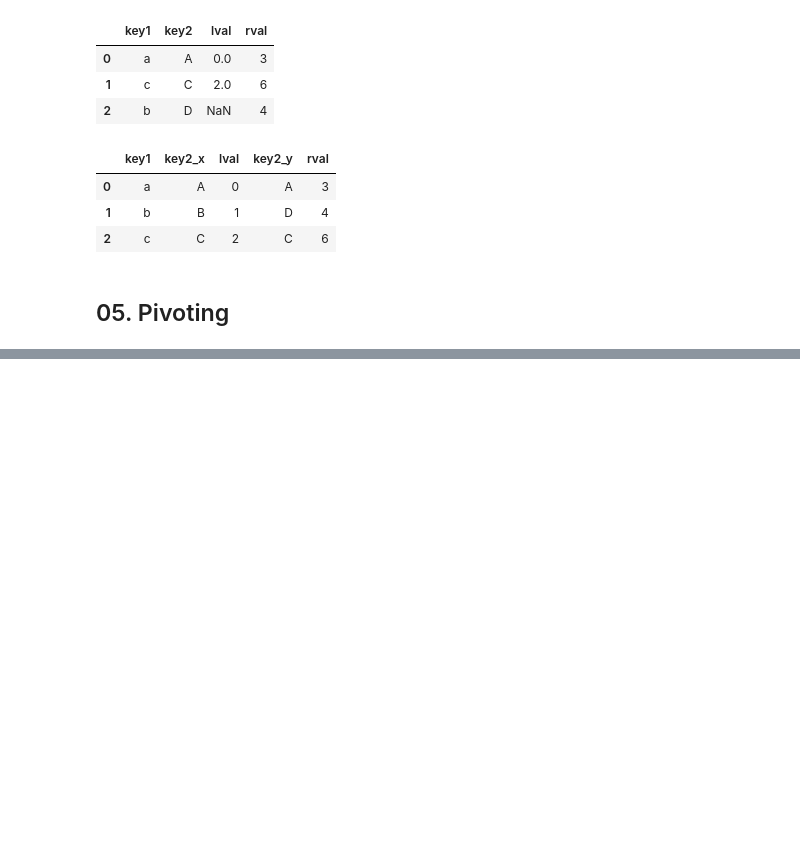
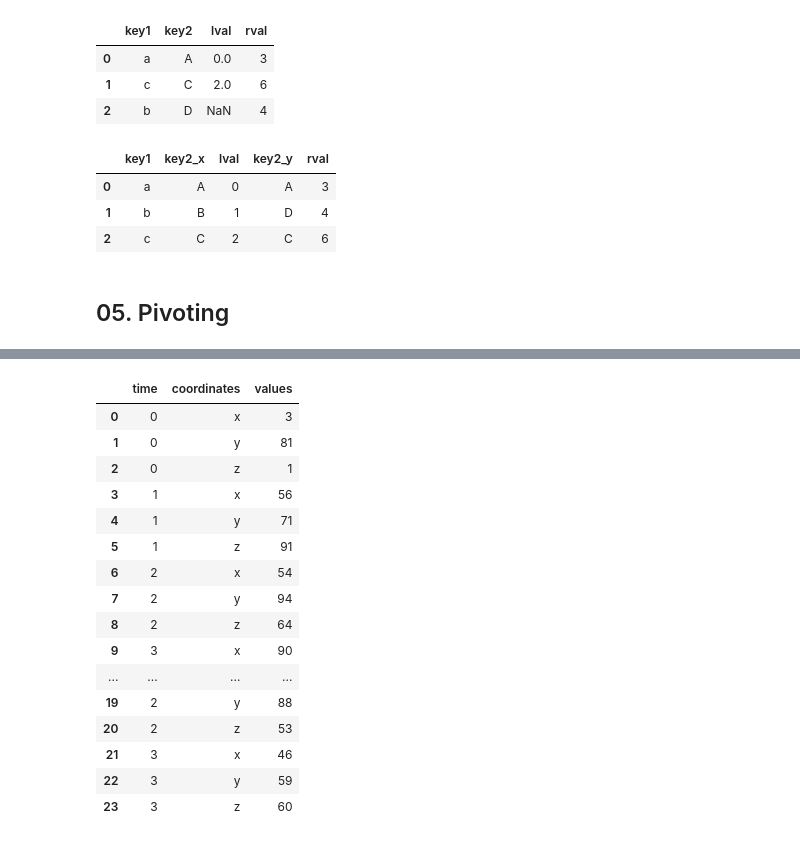
Before and after one commit to Bornatch/EPFL, a Jupyter notebook: ML/Cours2/02_04_Manipulating the data.pynb.ipynb, the cells around one changed output, grey strips where cells are left out. Cells and saved outputs as stored; diff of their text form; code cells hidden in the pictures; blank space fills up the shorter version.

```diff
--- a/ML/Cours2/02_04_Manipulating the data.pynb.ipynb
+++ b/ML/Cours2/02_04_Manipulating the data.pynb.ipynb
@@ -313,3 +315,9 @@ pd.merge(left,right, on='key1', how='outer')
 | 2 | c | C | 2 | C | 6 |
 # %% [markdown]
 ## 05. Pivoting
+# %%
+values = [3, 81, 1, 56, 71, 91, 54, 94, 64, 90, 21, 36]
+coordinates = ['x','y','z'] * 4
+time = [0]*3 + [1]*3 + [2]*3 + [3]*3
+df = pd.DataFrame({'time':time, 'coordinates':coordinates, 'values':values})
+df
@@ -315,0 +348,23 @@ pd.merge(left,right, on='key1', how='outer')
+# %%
+values2=[6,82,9,47,8,12,64,88,53,46,59,60]
+# %%
+df2=pd.DataFrame({'time':time*2, 'coordinates':coordinates*2, 'values':values+values2})
+df2
+# %% [output]
+|  | time | coordinates | values |
+| 0 | 0 | x | 3 |
+| 1 | 0 | y | 81 |
+| 2 | 0 | z | 1 |
+| 3 | 1 | x | 56 |
+| 4 | 1 | y | 71 |
+| 5 | 1 | z | 91 |
+| 6 | 2 | x | 54 |
+| 7 | 2 | y | 94 |
+| 8 | 2 | z | 64 |
+| 9 | 3 | x | 90 |
+| ... | ... | ... | ... |
+| 19 | 2 | y | 88 |
+| 20 | 2 | z | 53 |
+| 21 | 3 | x | 46 |
+| 22 | 3 | y | 59 |
+| 23 | 3 | z | 60 |
```
Also changed, not shown: parts of 16 cells of this notebook, 5 other files.
